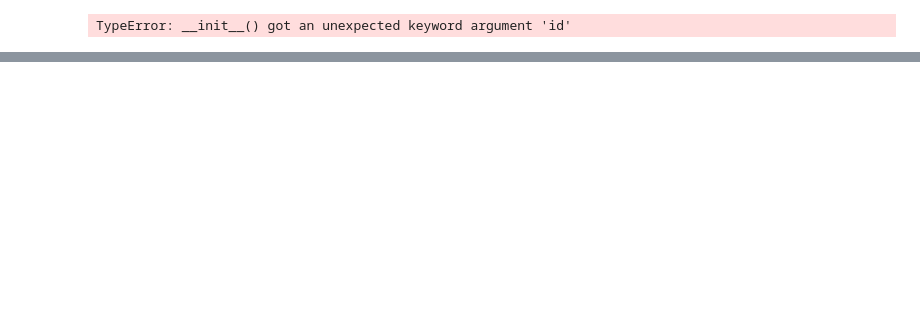
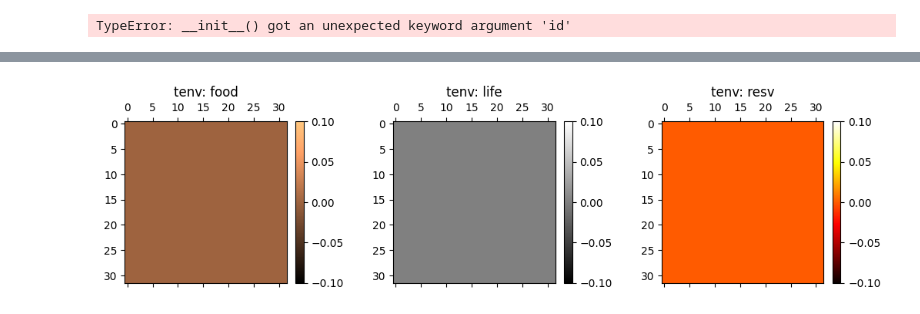
Before and after one commit to abarbieu/slime_mold_nca, a Jupyter notebook: playground.ipynb, the cells around one changed output, grey strips where cells are left out. Cells and saved outputs as stored; diff of their text form; code cells hidden in the pictures; blank space fills up the shorter version.

```diff
--- a/playground.ipynb
+++ b/playground.ipynb
@@ -78,0 +105,9 @@ f()
+# %%
+import encasm
+reload(encasm)
+import encasm.eval
+reload(encasm.eval)
+from encasm.eval import load_tests
+
+data_dir = "./encasm/example_networks/"
+test_envs = load_tests(folder = data_dir)
@@ -78,0 +132,8 @@ f()
+# %%
+import encasm.env
+reload(encasm.env)
+from encasm.env import PetriDish
+tenv = PetriDish.from_env("tenv", test_envs["small"]['3']['1'])
+tenv.display()
+# %% [output]
+[figure, added]
```
Also changed, not shown: parts of 9 cells of this notebook.
